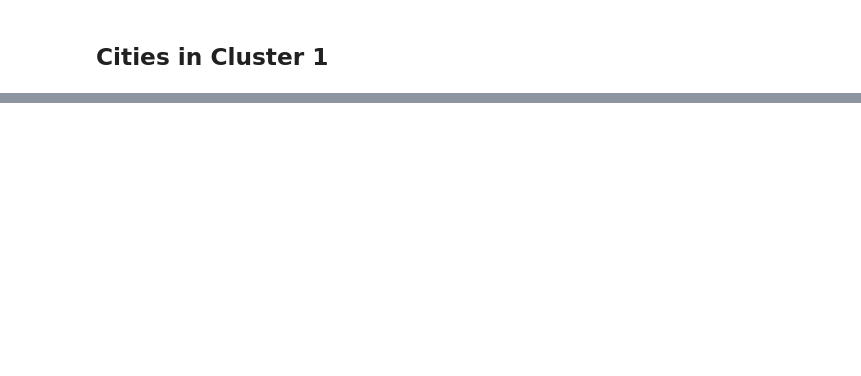
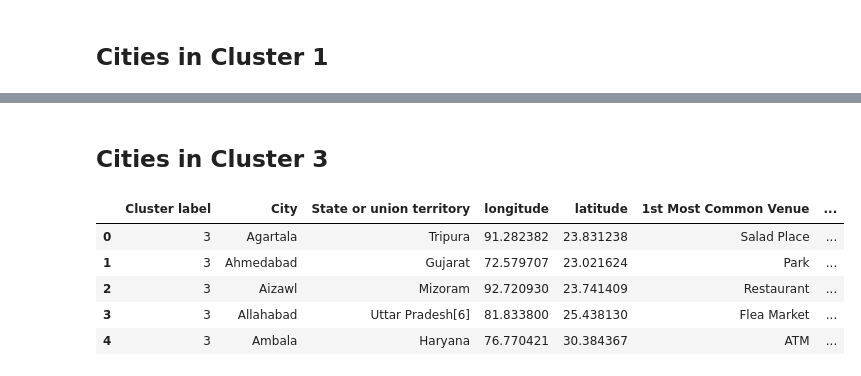
Before and after one commit to anEEl805/Clustering-cities-in-India, a Jupyter notebook: Clustering Cities in India.ipynb, the cells around one changed output, grey strips where cells are left out. Drawn from its saved outputs; the diff is of its cells as text; code cells hidden in the pictures; blank space fills up the shorter version.

```diff
--- a/Clustering Cities in India.ipynb
+++ b/Clustering Cities in India.ipynb
@@ -433,0 +439,12 @@ AttributeError: 'DataFrame' object has no attribute 'group_by'
+# %% [markdown]
+## Cities in Cluster 3
+# %%
+cluster1 = final_df[final_df["Cluster label"] == 3].reset_index(drop = True)
+cluster1.head()
+# %% [output]
+|  | Cluster label | City | State or union territory | longitude | latitude | 1st Most Common Venue | ... |
+| 0 | 3 | Agartala | Tripura | 91.282382 | 23.831238 | Salad Place | ... |
+| 1 | 3 | Ahmedabad | Gujarat | 72.579707 | 23.021624 | Park | ... |
+| 2 | 3 | Aizawl | Mizoram | 92.720930 | 23.741409 | Restaurant | ... |
+| 3 | 3 | Allahabad | Uttar Pradesh[6] | 81.833800 | 25.438130 | Flea Market | ... |
+| 4 | 3 | Ambala | Haryana | 76.770421 | 30.384367 | ATM | ... |
```
Also changed, not shown: parts of 8 cells of this notebook.
